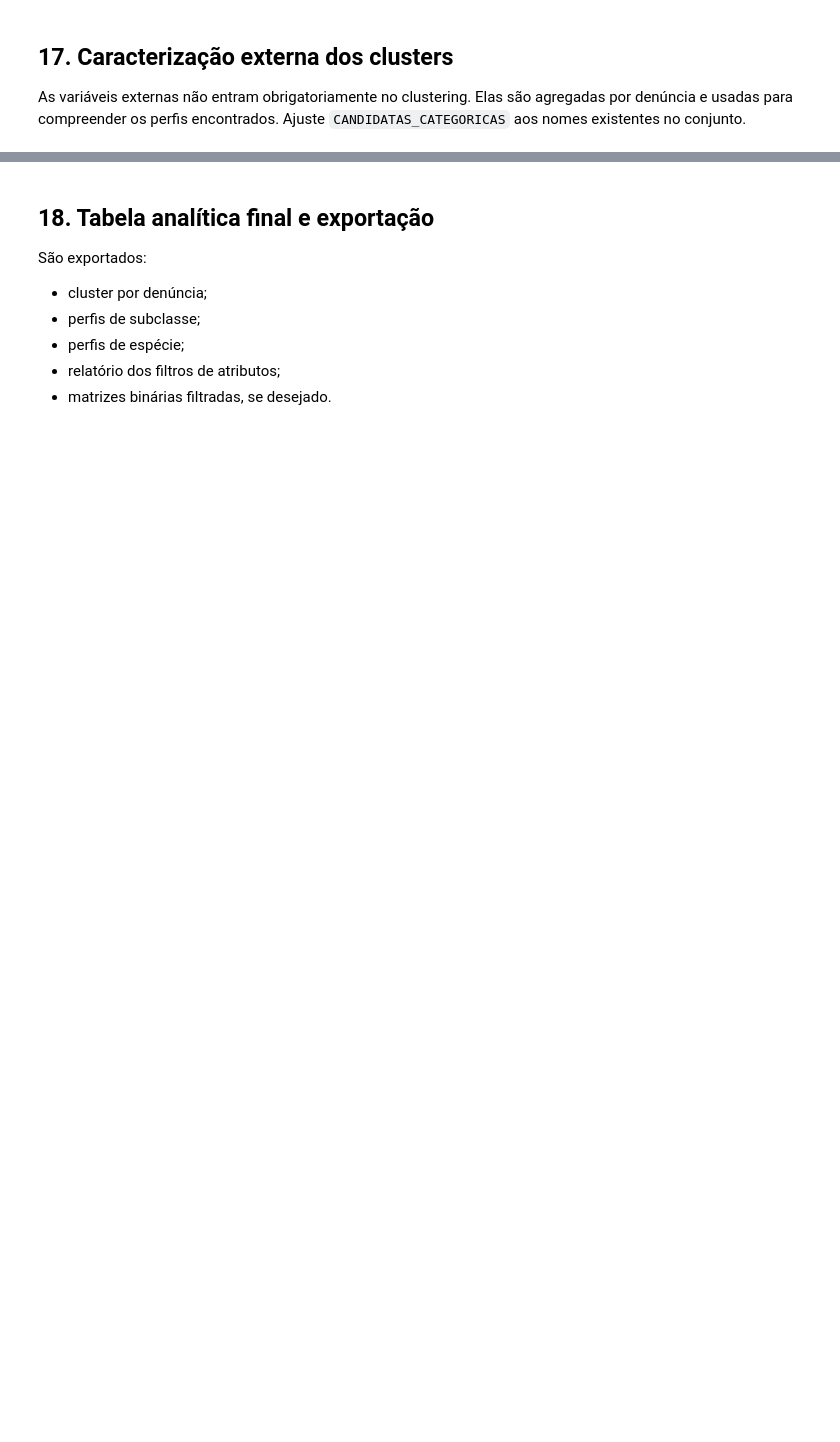
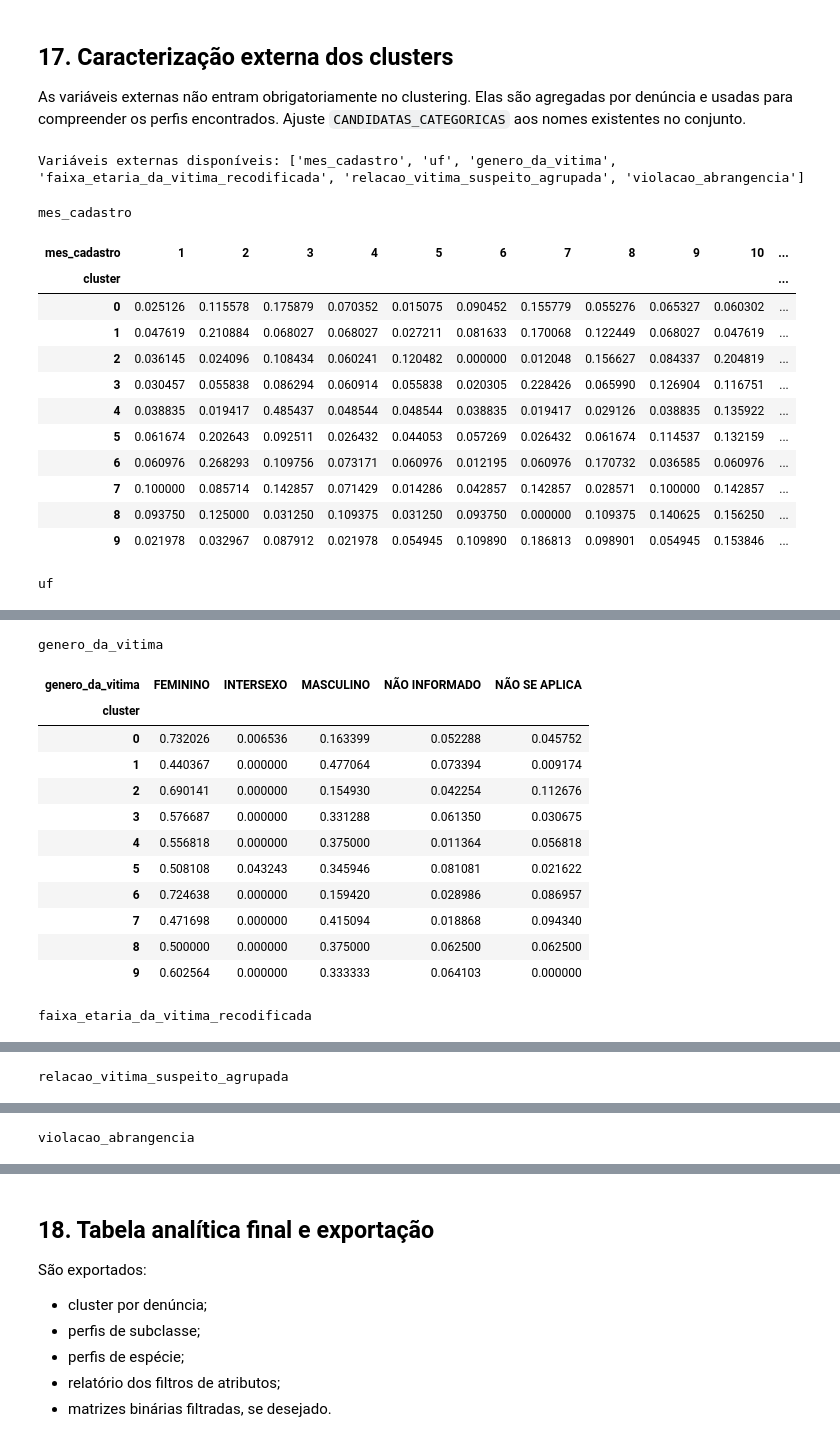
Before and after one commit to janaelsondias/eda-disque100, a Jupyter notebook: outros_notebooks_para_analisar/notebook_02_ml_nao_supervisionado_trafico.ipynb, the cells around one changed output, grey strips where cells are left out. Saved outputs shown, nothing was run; the diff lists cells and outputs as text; code cells hidden in the pictures; blank space fills up the shorter version.

```diff
--- a/outros_notebooks_para_analisar/notebook_02_ml_nao_supervisionado_trafico.ipynb
+++ b/outros_notebooks_para_analisar/notebook_02_ml_nao_supervisionado_trafico.ipynb
@@ -74,7 +80,7 @@ A célula aceita duas formas de continuidade:
 
 Ajuste `CAMINHO_DADOS` somente se necessário.
 # %%
-CAMINHO_DADOS = Path("dados_disque100_taxonomia_expandida.parquet")
+CAMINHO_DADOS = Path(r"C:\Projetos\eda-disque100-completo\eda\outputs\step_03_data_cleaning\disque100_clean.parquet")
 
 if "df_norm" in globals():
     dados = df_norm.copy()
@@ -237,6 +284,5 @@ diagnosticos = {
 }
 
 for nome, diagnostico in diagnosticos.items():
-    print(f"
-{nome.upper()}")
+    print(f"{nome.upper()}")
     display(diagnostico.head(15))
@@ -323,7 +433,7 @@ assert X_binary.shape[1] >= 2, "A representação selecionada possui poucos atri
 
 MAX_JACCARD_FULL = 5000
 if len(X_binary) <= MAX_JACCARD_FULL:
-    distancia_jaccard = pairwise_distances(X_binary, metric="jaccard")
+    distancia_jaccard = pairwise_distances(X_binary.to_numpy(dtype=bool), metric="jaccard")
     print("Matriz Jaccard criada:", distancia_jaccard.shape)
 else:
     distancia_jaccard = None
@@ -594,34 +890,50 @@ CLUSTER {cluster_id}")
 As variáveis externas não entram obrigatoriamente no clustering. Elas são agregadas por denúncia e usadas para compreender os perfis encontrados. Ajuste `CANDIDATAS_CATEGORICAS` aos nomes existentes no conjunto.
 # %%
 CANDIDATAS_CATEGORICAS = [
-    "ano", "uf", "sexo", "faixa_etaria", "canal_atendimento",
-    "relacao_agressor_vitima", "violacao_abrangencia_norm",
+    "mes_cadastro", "uf", "genero_da_vitima", "faixa_etaria_da_vitima_recodificada", "canal_atendimento",
+    "relacao_vitima_suspeito_agrupada", "violacao_abrangencia",
 ]
 CATEGORICAS_DISPONIVEIS = [
     column for column in CANDIDATAS_CATEGORICAS if column in subconjunto.columns
 ]
 print("Variáveis externas disponíveis:", CATEGORICAS_DISPONIVEIS)
+# %% [output]
+Variáveis externas disponíveis: ['mes_cadastro', 'uf', 'genero_da_vitima', 'faixa_etaria_da_vitima_recodificada', 'relacao_vitima_suspeito_agrupada', 'violacao_abrangencia']
 # %%
 def aggregate_mode(series: pd.Series):
     mode = series.dropna().mode()
     return mode.iloc[0] if len(mode) else pd.NA
 
 if CATEGORICAS_DISPONIVEIS:
     metadados_denuncia = (
         subconjunto.groupby(COL_DENUNCIA)[CATEGORICAS_DISPONIVEIS]
         .agg(aggregate_mode)
         .join(clusters)
     )
 
     for column in CATEGORICAS_DISPONIVEIS:
-        print(f"
-{column}")
+        print(f"{column}")
         table = pd.crosstab(
             metadados_denuncia["cluster"],
             metadados_denuncia[column],
             normalize="index",
         )
         display(table)
 else:
     metadados_denuncia = clusters.to_frame()
     print("Nenhuma variável externa candidata foi encontrada.")
+# %% [output]
+mes_cadastro
+| mes_cadastro | 1 | 2 | 3 | 4 | 5 | 6 | 7 | 8 | 9 | 10 | ... |
+| cluster |  |  |  |  |  |  |  |  |  |  | ... |
+| 0 | 0.025126 | 0.115578 | 0.175879 | 0.070352 | 0.015075 | 0.090452 | 0.155779 | 0.055276 | 0.065327 | 0.060302 | ... |
+| 1 | 0.047619 | 0.210884 | 0.068027 | 0.068027 | 0.027211 | 0.081633 | 0.170068 | 0.122449 | 0.068027 | 0.047619 | ... |
+| 2 | 0.036145 | 0.024096 | 0.108434 | 0.060241 | 0.120482 | 0.000000 | 0.012048 | 0.156627 | 0.084337 | 0.204819 | ... |
+| 3 | 0.030457 | 0.055838 | 0.086294 | 0.060914 | 0.055838 | 0.020305 | 0.228426 | 0.065990 | 0.126904 | 0.116751 | ... |
+| 4 | 0.038835 | 0.019417 | 0.485437 | 0.048544 | 0.048544 | 0.038835 | 0.019417 | 0.029126 | 0.038835 | 0.135922 | ... |
+| 5 | 0.061674 | 0.202643 | 0.092511 | 0.026432 | 0.044053 | 0.057269 | 0.026432 | 0.061674 | 0.114537 | 0.132159 | ... |
+| 6 | 0.060976 | 0.268293 | 0.109756 | 0.073171 | 0.060976 | 0.012195 | 0.060976 | 0.170732 | 0.036585 | 0.060976 | ... |
+| 7 | 0.100000 | 0.085714 | 0.142857 | 0.071429 | 0.014286 | 0.042857 | 0.142857 | 0.028571 | 0.100000 | 0.142857 | ... |
+| 8 | 0.093750 | 0.125000 | 0.031250 | 0.109375 | 0.031250 | 0.093750 | 0.000000 | 0.109375 | 0.140625 | 0.156250 | ... |
+| 9 | 0.021978 | 0.032967 | 0.087912 | 0.021978 | 0.054945 | 0.109890 | 0.186813 | 0.098901 | 0.054945 | 0.153846 | ... |
+uf
@@ -627,0 +952,14 @@ else:
+genero_da_vitima
+| genero_da_vitima | FEMININO | INTERSEXO | MASCULINO | NÃO INFORMADO | NÃO SE APLICA |
+| cluster |  |  |  |  |  |
+| 0 | 0.732026 | 0.006536 | 0.163399 | 0.052288 | 0.045752 |
+| 1 | 0.440367 | 0.000000 | 0.477064 | 0.073394 | 0.009174 |
+| 2 | 0.690141 | 0.000000 | 0.154930 | 0.042254 | 0.112676 |
+| 3 | 0.576687 | 0.000000 | 0.331288 | 0.061350 | 0.030675 |
+| 4 | 0.556818 | 0.000000 | 0.375000 | 0.011364 | 0.056818 |
+| 5 | 0.508108 | 0.043243 | 0.345946 | 0.081081 | 0.021622 |
+| 6 | 0.724638 | 0.000000 | 0.159420 | 0.028986 | 0.086957 |
+| 7 | 0.471698 | 0.000000 | 0.415094 | 0.018868 | 0.094340 |
+| 8 | 0.500000 | 0.000000 | 0.375000 | 0.062500 | 0.062500 |
+| 9 | 0.602564 | 0.000000 | 0.333333 | 0.064103 | 0.000000 |
+faixa_etaria_da_vitima_recodificada
@@ -627,0 +978 @@ else:
+relacao_vitima_suspeito_agrupada
@@ -627,0 +991 @@ else:
+violacao_abrangencia
```
Also changed, not shown: parts of 28 cells of this notebook, 6 other files.
